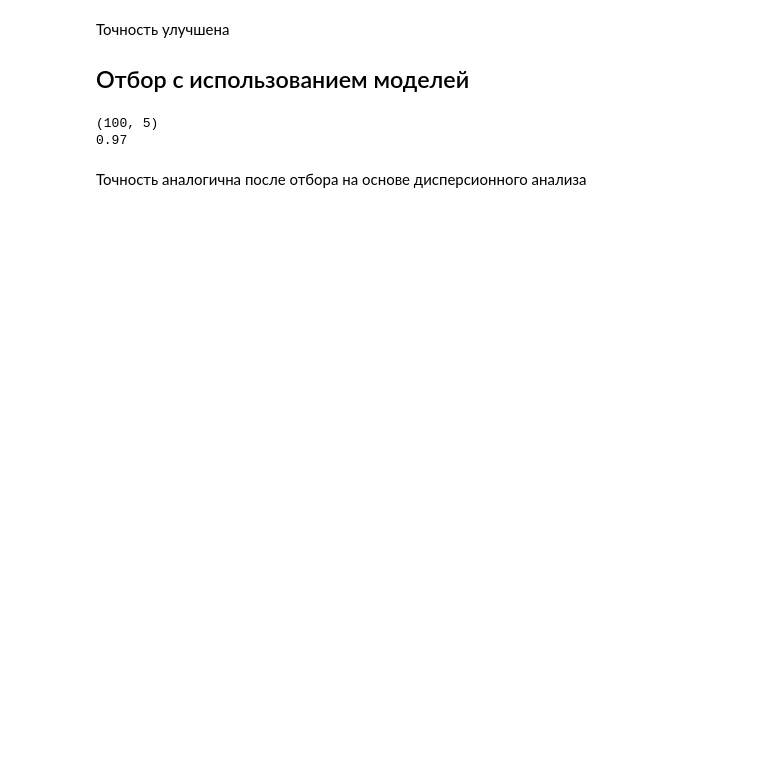
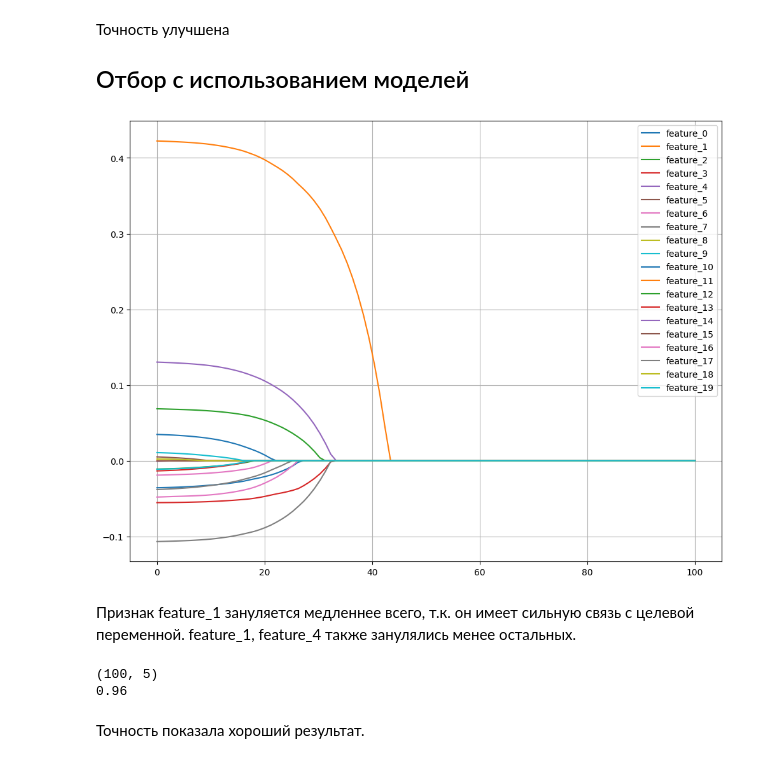
Before and after one commit to yaroslavzolotukhin95/homework_netology, a Jupyter notebook: feature_select/ДЗ_feature_select.ipynb, the cells around one changed output. Drawn from its saved outputs; the diff is of its cells as text; code cells hidden in the pictures; blank space fills up the shorter version.

```diff
--- a/feature_select/ДЗ_feature_select.ipynb
+++ b/feature_select/ДЗ_feature_select.ipynb
@@ -113,10 +131,39 @@ print(acc_3)
 Точность улучшена
 
 ## Отбор с использованием моделей
+# %%
+from sklearn.linear_model import Lasso # линейная модель с L1-регуляризацией
+from sklearn.preprocessing import StandardScaler
+
+import warnings
+warnings.filterwarnings('ignore')
+X_sc = StandardScaler().fit_transform(x_data_generated) # преобразование данных
+lg_l,pred_l = [], []
+
+list_l = list(2**np.linspace(-10,10,100))
+feature_names = df_generated.drop(columns=["target"]).columns.tolist()
+# строим n-ое кол-во моделей Лассо, меняя коэффициент регуляризации, сохраняя модель и коэффициенты
+for i in range(len(list_l)):
+    m_l = Lasso(alpha=list_l[i]).fit(X_sc, y_data_generated)
+    lg_l.append(m_l)
+    pred_l.append(m_l.coef_)
+
+# рисуем отмасштабированные признаки на одном графике
+plt.figure(figsize=(12,9))
+x_l = np.linspace(0,len(pred_l),len(pred_l))
+for i in np.vstack(pred_l).T:
+    plt.plot(x_l,np.sign(i)*np.abs(i))
+
+plt.legend(feature_names)
+plt.grid()
+# %% [output]
+[figure, added]
+# %% [markdown]
+Признак feature_1 зануляется медленнее всего, т.к. он имеет сильную связь с целевой переменной. feature_1, feature_4 также занулялись менее остальных.
 # %%
 from sklearn.feature_selection import SelectFromModel
 
-logReg = LogisticRegression(random_state=1, penalty='l1', solver='saga').fit(x_data_generated, y_data_generated)
+logReg = LogisticRegression(random_state=1).fit(x_data_generated, y_data_generated)
 selector = SelectFromModel(logReg, prefit=False, max_features=5, threshold=-np.inf)
 X_tr = selector.fit_transform(x_data_generated, y_data_generated)
 acc_4 = cross_val_score(LogisticRegression(), X_tr, y_data_generated, scoring='accuracy').mean()
@@ -124,9 +171,9 @@ print(X_tr.shape)
 print(acc_4)
 # %% [output]
 (100, 5)
-0.97
+0.96
-# %% [markdown]
-Точность аналогична после отбора на основе дисперсионного анализа
+# %% [markdown]
+Точность показала хороший результат.
 # %%
 from sklearn.ensemble import RandomForestClassifier
 
```
Also changed, not shown: parts of 21 cells of this notebook.
